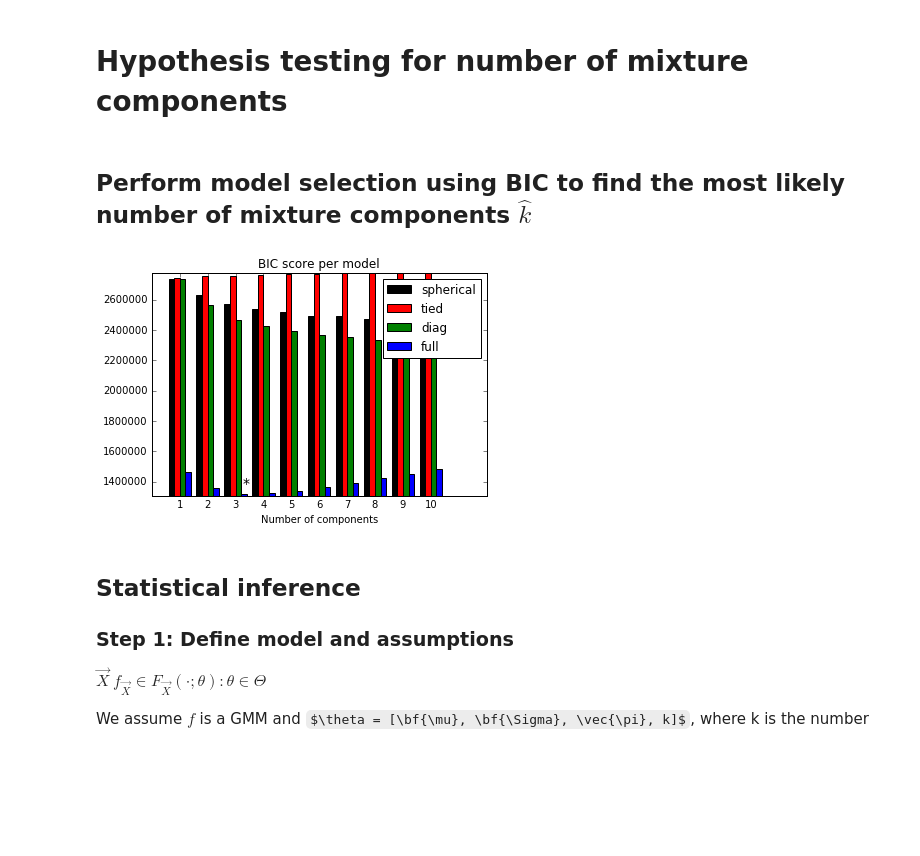
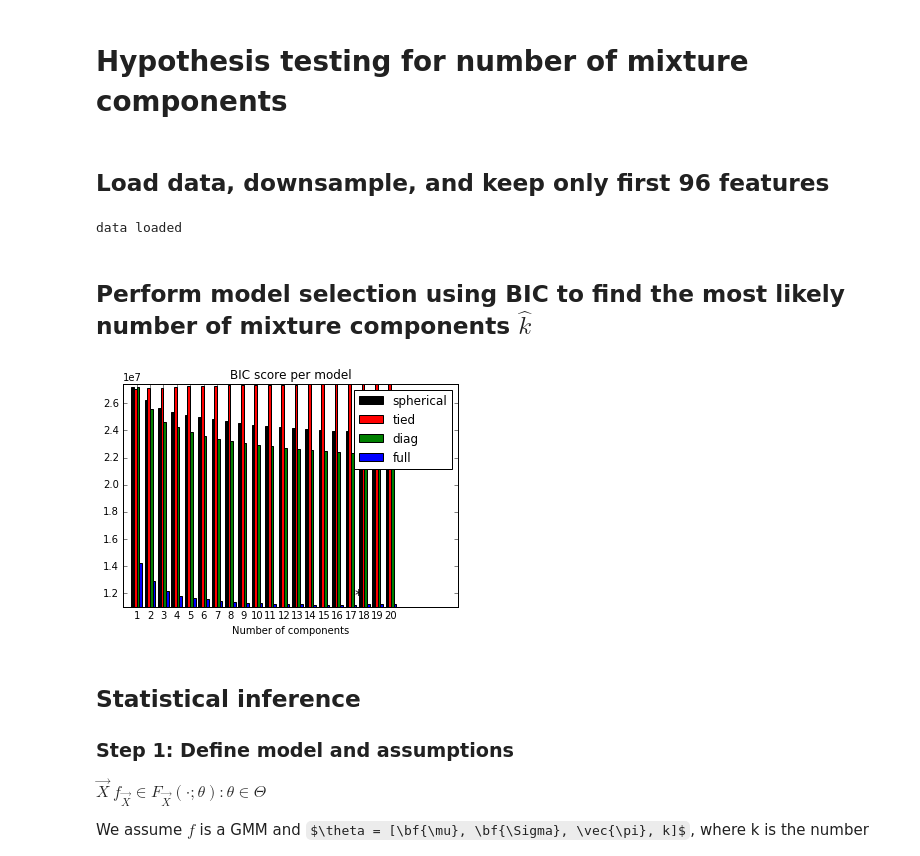
Before and after one commit to Upward-Spiral-Science/the-vat, a Jupyter notebook: inference_tyler.ipynb, the cells around one changed output. Drawn from its saved outputs; the diff is of its cells as text; code cells hidden in the pictures; some formulas as TeX source; blank space fills up the shorter version.

```diff
--- a/inference_tyler.ipynb
+++ b/inference_tyler.ipynb
@@ -13,51 +14,57 @@ from sklearn import mixture
+# %% [markdown]
+## Load data, downsample, and keep only first 96 features
+# %%
+with open('/Users/Tyler/Google Drive/DataScience/synapse_features_z-score.csv','r') as csvfile:
+    reader = csv.reader(csvfile)
+    X = np.array([[float(e) for e in r] for r in reader])
+
+
+# Keep only first 96 features
+X = X[np.random.choice(range(X.shape[0]),size=100000,replace=False),0:24*4]
+#X = X[:,0:24*4]
+print 'data loaded'
+# %% [output]
+data loaded
 # %% [markdown]
 ## Perform model selection using BIC to find the most likely number of mixture components $\hat{k}$
 # %%
-with open('/Users/Tyler/Google Drive/DataScience/synapse_features_z-score.csv','r') as csvfile:
-    reader = csv.reader(csvfile)
-    X = np.array([[float(e) for e in r] for r in reader])
-
-
-# Keep only first 96 features
-X = X[np.random.choice(range(X.shape[0]),size=10000,replace=False),0:24*4]
-
 lowest_bic = np.infty
 bic = []
-n_components_range = range(1, 11)
+n_components_range = range(1, 21)
 cv_types = ['spherical', 'tied', 'diag', 'full']
 for cv_type in cv_types:
     for n_components in n_components_range:
         # Fit a mixture of Gaussians with EM
         gmm = mixture.GMM(n_components=n_components, covariance_type=cv_type)
         gmm.fit(X)
         bic.append(gmm.bic(X))
         if bic[-1] < lowest_bic:
             lowest_bic = bic[-1]
             best_gmm = gmm
 
 bic = np.array(bic)
 color_iter = itertools.cycle(['k', 'r', 'g', 'b', 'c', 'm', 'y'])
 clf = best_gmm
 bars = []
 
 # Plot the BIC scores
 spl = plt.subplot(1, 1, 1)
 for i, (cv_type, color) in enumerate(zip(cv_types, color_iter)):
     xpos = np.array(n_components_range) + .2 * (i - 2)
     bars.append(plt.bar(xpos, bic[i * len(n_components_range):
                                   (i + 1) * len(n_components_range)],
                         width=.2, color=color))
 plt.xticks(n_components_range)
 plt.ylim([bic.min() * 1.01 - .01 * bic.max(), bic.max()])
 plt.title('BIC score per model')
 xpos = np.mod(bic.argmin(), len(n_components_range)) + .65 +\
     .2 * np.floor(bic.argmin() / len(n_components_range))
 plt.text(xpos, bic.min() * 0.97 + .03 * bic.max(), '*', fontsize=14)
 spl.set_xlabel('Number of components')
 spl.legend([b[0] for b in bars], cv_types)
 plt.show()
 # %% [output]
-[figure, old version]
+[figure, new version]
 # %% [markdown]
 ## Statistical inference
 
```
Also changed, not shown: parts of 6 cells of this notebook.
